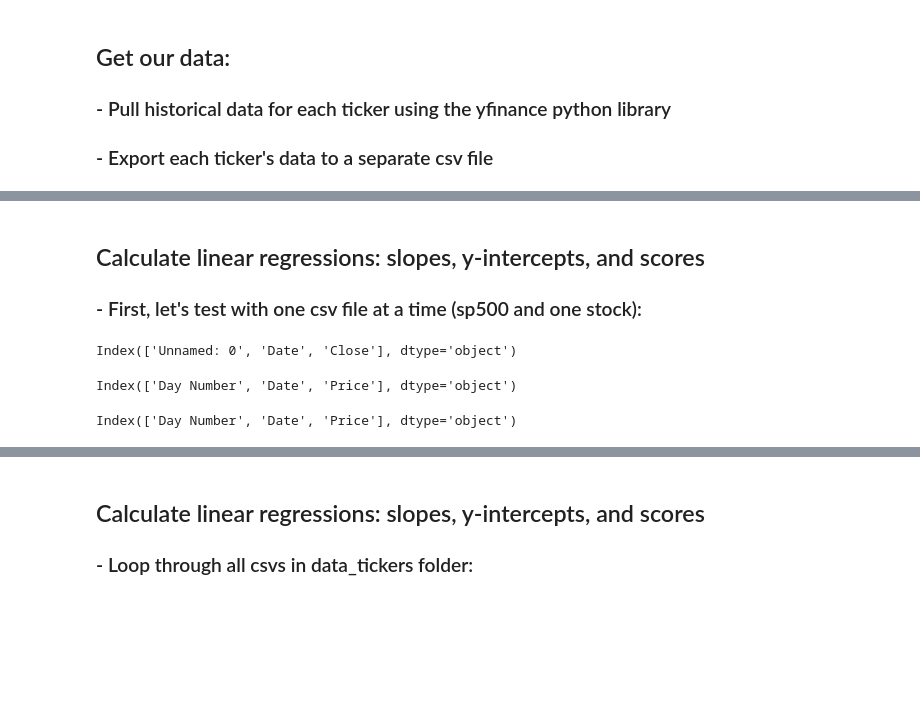
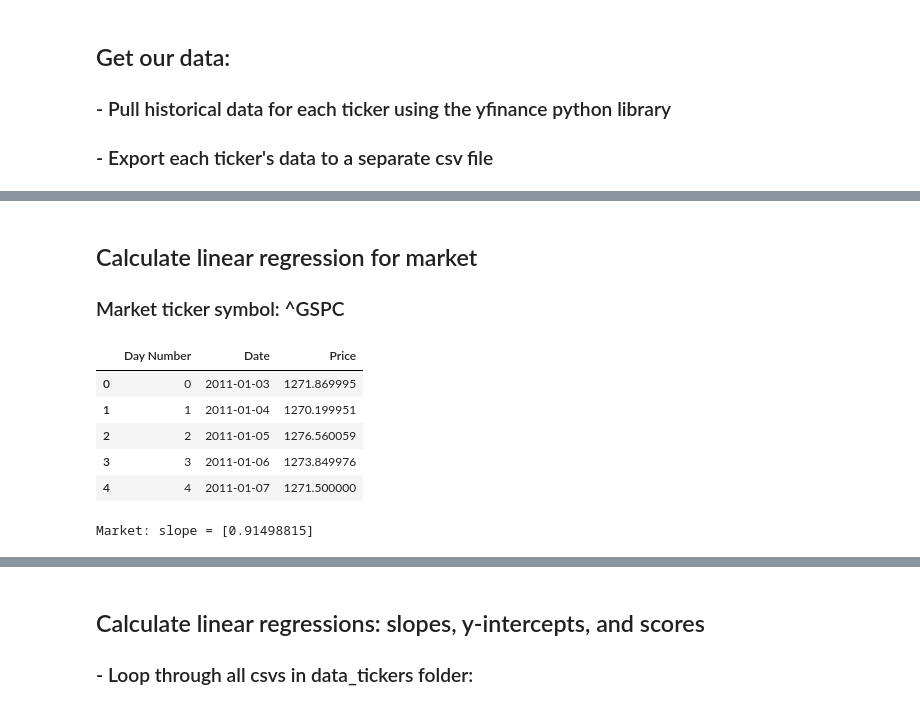
Before and after one commit to nadzema/StockPrices_CallbackCats, a Jupyter notebook: stock_market.ipynb, the cells around one changed output, grey strips where cells are left out. Saved outputs shown, nothing was run; the diff lists cells and outputs as text; code cells hidden in the pictures; blank space fills up the shorter version.

```diff
--- a/stock_market.ipynb
+++ b/stock_market.ipynb
@@ -43,27 +26,34 @@ for ticker in tickers:
-# %% [markdown]
-## Calculate linear regressions: slopes, y-intercepts, and scores
-### - First, let's test with one csv file at a time (sp500 and one stock):
-# %%
-## create path to sp500 csv and import data to dataframe
-path = "resources/data_tickers/^GSPC.csv"
-df = pd.read_csv(path)
-df.columns
-# %% [output]
-Index(['Unnamed: 0', 'Date', 'Close'], dtype='object')
+# %% [markdown]
+## Calculate linear regression for market
+### Market ticker symbol: ^GSPC
 # %%
+## Create path to sp500 csv and import data to dataframe
+market_path = "resources/data_tickers/^GSPC.csv"
+market_df = pd.read_csv(market_path)
 ## Rename index column from 'Unnamed: 0' to 'Day Number'
     ##(header for index is blank in csv file, couldn't figure out how to fix in initial loop before exporting data to CSVs)
 ## Rename closing price column from 'Close' to 'Price'
-df.rename(columns={'Unnamed: 0': 'Day Number', 'Date': 'Date', 'Close': 'Price'}, inplace = True)
-df.columns
+market_df.rename(columns={'Unnamed: 0': 'Day Number',
+                          'Date': 'Date',
+                          'Close': 'Price'}, inplace = True)
+## Check to make sure columns were renamed
+market_df.head()
 # %% [output]
-Index(['Day Number', 'Date', 'Price'], dtype='object')
+|  | Day Number | Date | Price |
+| 0 | 0 | 2011-01-03 | 1271.869995 |
+| 1 | 1 | 2011-01-04 | 1270.199951 |
+| 2 | 2 | 2011-01-05 | 1276.560059 |
+| 3 | 3 | 2011-01-06 | 1273.849976 |
+| 4 | 4 | 2011-01-07 | 1271.500000 |
-# %%
-## Create path to ABBV csv and import data to dataframe
-## Rename columns
-path_abbv = "resources/data_tickers/ABBV.csv"
-abbv_df = pd.read_csv(path_abbv)
-abbv_df.rename(columns={'Unnamed: 0': 'Day Number', 'Date': 'Date', 'Close': 'Price'}, inplace = True)
-abbv_df.columns
-# %% [output]
-Index(['Day Number', 'Date', 'Price'], dtype='object')
+# %%
+market_file = "resources/data_tickers/^GSPC.csv"
+## Use linear regression to find slope and y intercept of sp500 data
+market_model = LinearRegression()
+market_model.fit(np.array(market_df["Day Number"]).reshape(-1,1), market_df["Price"])
+market_slope = market_model.coef_
+market_intercept = market_model.intercept_
+market_file_name = str(market_file).replace('^GSPC', 'Market').replace('.csv','').replace('resources/data_tickers/','')
+#print(f"{file_name}: y = {(slope)}x + {intercept}")
+print(f"{market_file_name}: slope = {(market_slope)}")
+# %% [output]
+Market: slope = [0.91498815]
```
Also changed, not shown: parts of 15 cells of this notebook, 2 other files.
